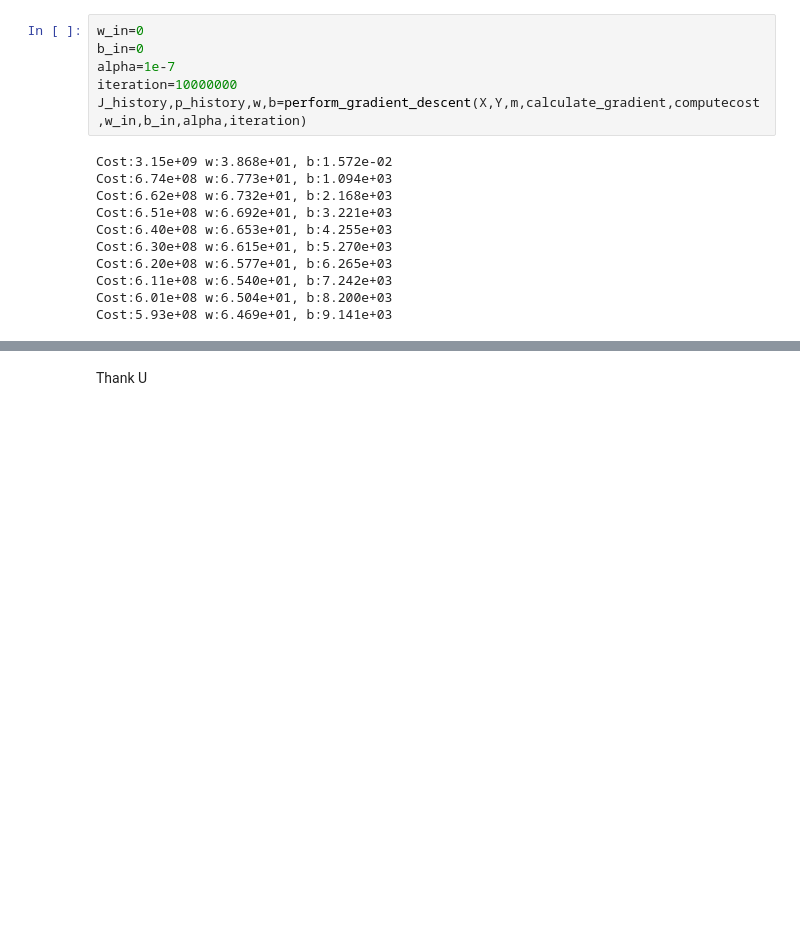
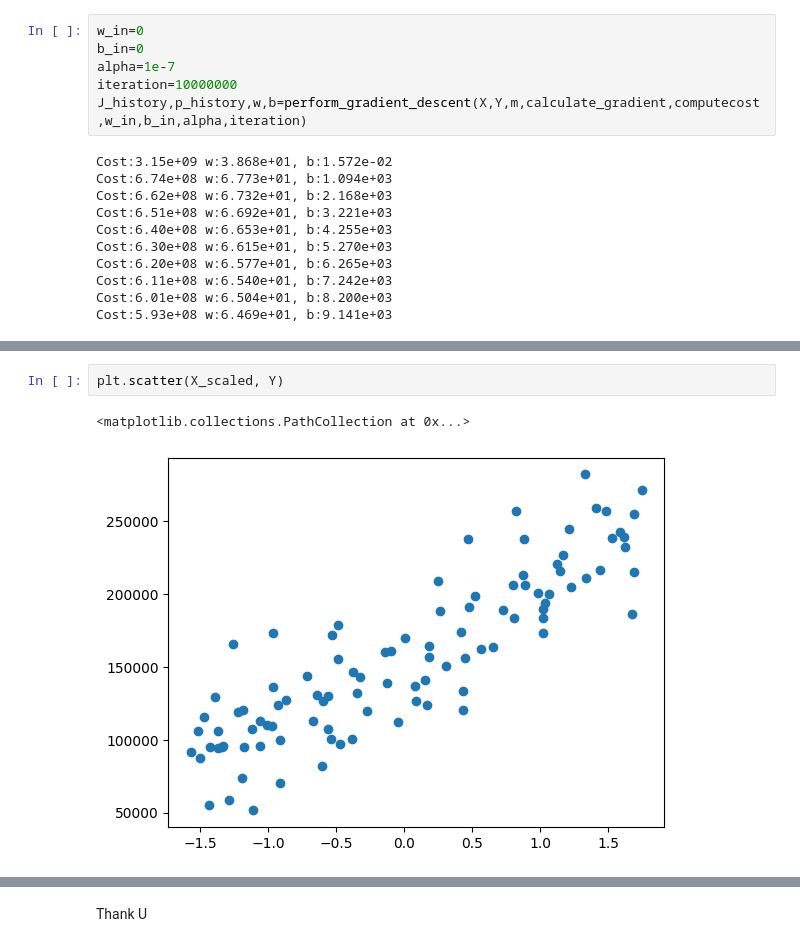
Before and after one commit to Hoshang-Warfade/ML-Practice, a Jupyter notebook: Linear Regression/Linear_Regression_First_Implemenation.ipynb, the cells around one changed output, grey strips where cells are left out. Saved outputs shown, nothing was run; the diff lists cells and outputs as text; blank space fills up the shorter version.

```diff
--- a/Linear Regression/Linear_Regression_First_Implemenation.ipynb
+++ b/Linear Regression/Linear_Regression_First_Implemenation.ipynb
@@ -96,3 +120,8 @@ Cost:5.93e+08 w:6.469e+01, b:9.141e+03
+# %%
+plt.scatter(X_scaled, Y)
+# %% [output]
+<matplotlib.collections.PathCollection at 0x...>
+[figure, added]
 # %%
 plt.plot(J_history)
 plt.xlabel('Iteration')
```
Also changed, not shown: parts of 11 cells of this notebook.
